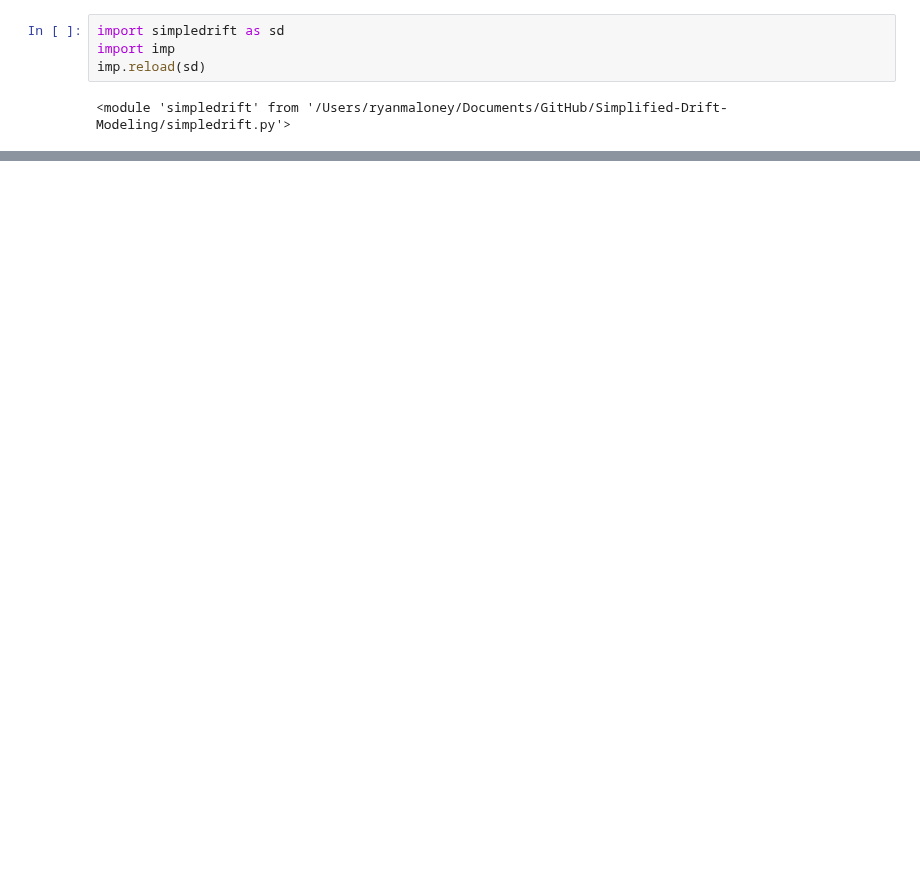
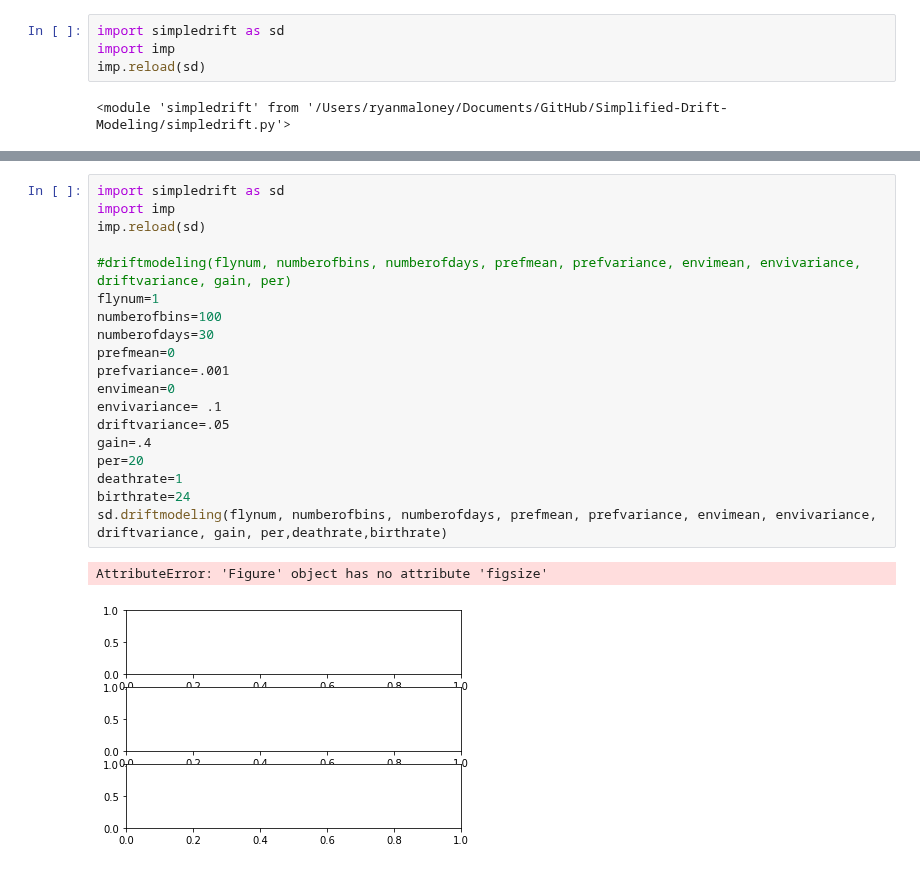
Before and after one commit to ryantmaloney/Simplified-Drift-Modeling, a Jupyter notebook: driftmodeling.ipynb, the cells around one changed output, grey strips where cells are left out. Saved outputs shown, nothing was run; the diff lists cells and outputs as text; blank space fills up the shorter version.

```diff
--- a/driftmodeling.ipynb
+++ b/driftmodeling.ipynb
@@ -50,0 +69,22 @@ sd.driftmodeling(flynum, numberofbins, numberofdays, prefmean, prefvariance, env
+# %%
+import simpledrift as sd
+import imp
+imp.reload(sd)
+
+#driftmodeling(flynum, numberofbins, numberofdays, prefmean, prefvariance, envimean, envivariance, driftvariance, gain, per)
+flynum=1
+numberofbins=100
+numberofdays=30
+prefmean=0
+prefvariance=.001
+envimean=0
+envivariance= .1
+driftvariance=.05
+gain=.4
+per=20
+deathrate=1
+birthrate=24
+sd.driftmodeling(flynum, numberofbins, numberofdays, prefmean, prefvariance, envimean, envivariance, driftvariance, gain, per,deathrate,birthrate)
+# %% [output]
+AttributeError: 'Figure' object has no attribute 'figsize'
+[figure, added]
```
Also changed, not shown: parts of 4 cells of this notebook, 1 other file.
